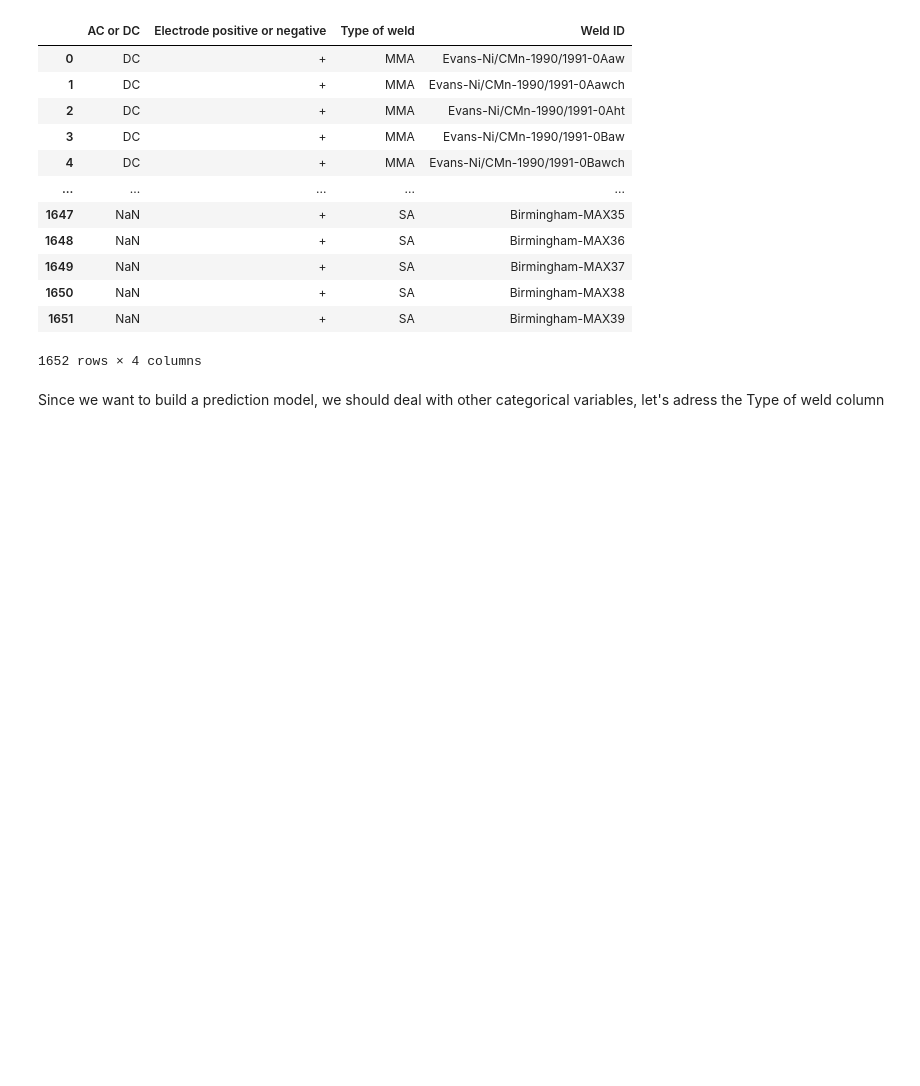
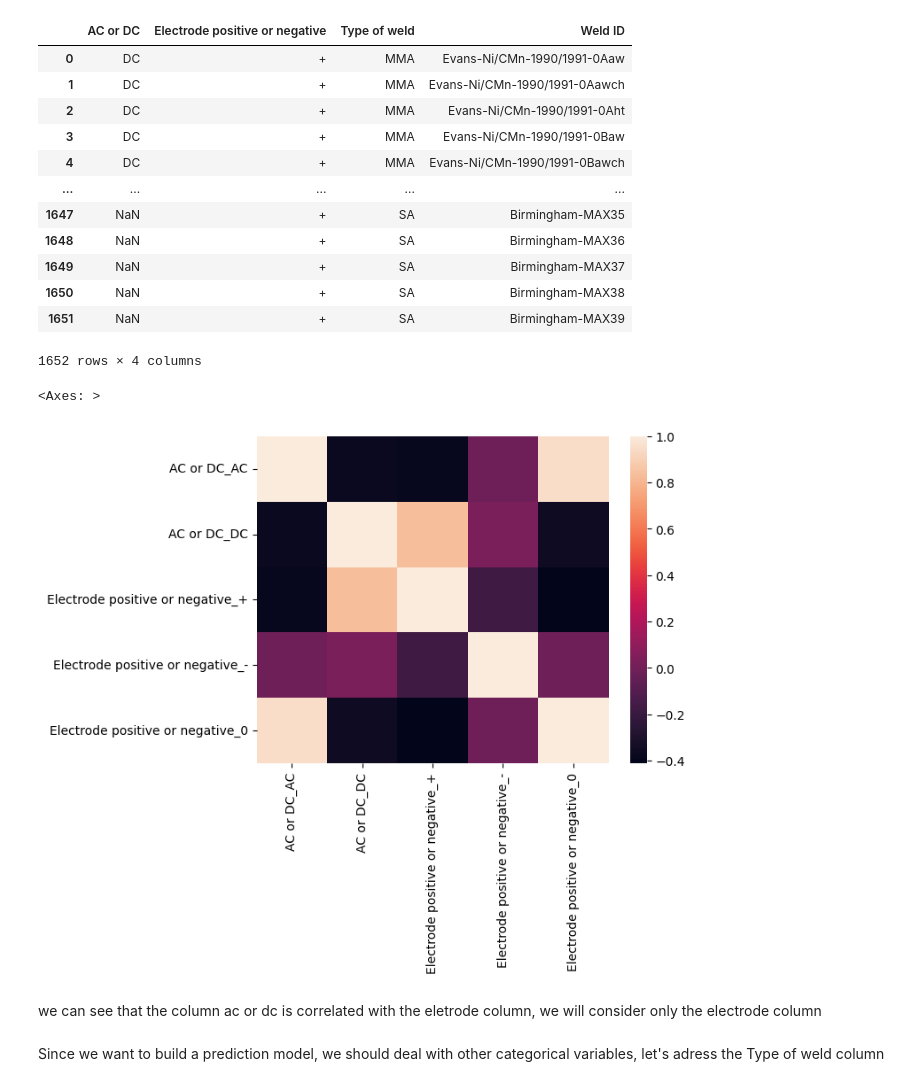
Before and after one commit to elbarhichi/Welding-Quality-Prediction, a Jupyter notebook: ML_PROJECT.ipynb, the cells around one changed output. Saved outputs shown, nothing was run; the diff lists cells and outputs as text; code cells hidden in the pictures; blank space fills up the shorter version.

```diff
--- a/ML_PROJECT.ipynb
+++ b/ML_PROJECT.ipynb
@@ -460,3 +471,21 @@ df[object_columns]
 | 1650 | NaN | + | SA | Birmingham-MAX38 |
 | 1651 | NaN | + | SA | Birmingham-MAX39 |
 1652 rows × 4 columns
+# %%
+#onehot encoding to ac vs dc and Electrode positive or negative
+
+df222 = pd.get_dummies(df, columns=['AC or DC', 'Electrode positive or negative'])[['AC or DC_AC',	'AC or DC_DC', 'Electrode positive or negative_+', 'Electrode positive or negative_-',	'Electrode positive or negative_0']]
+# %%
+# correlation matrix plot
+
+import seaborn as sns
+
+corr = df222.corr()
+sns.heatmap(corr,
+            xticklabels=corr.columns.values,
+            yticklabels=corr.columns.values)
+# %% [output]
+<Axes: >
+[figure, added]
+# %% [markdown]
+we can see that the column ac or dc is correlated with the eletrode column, we will consider only the electrode column
```
Also changed, not shown: parts of 8 cells of this notebook, 1 other file.
